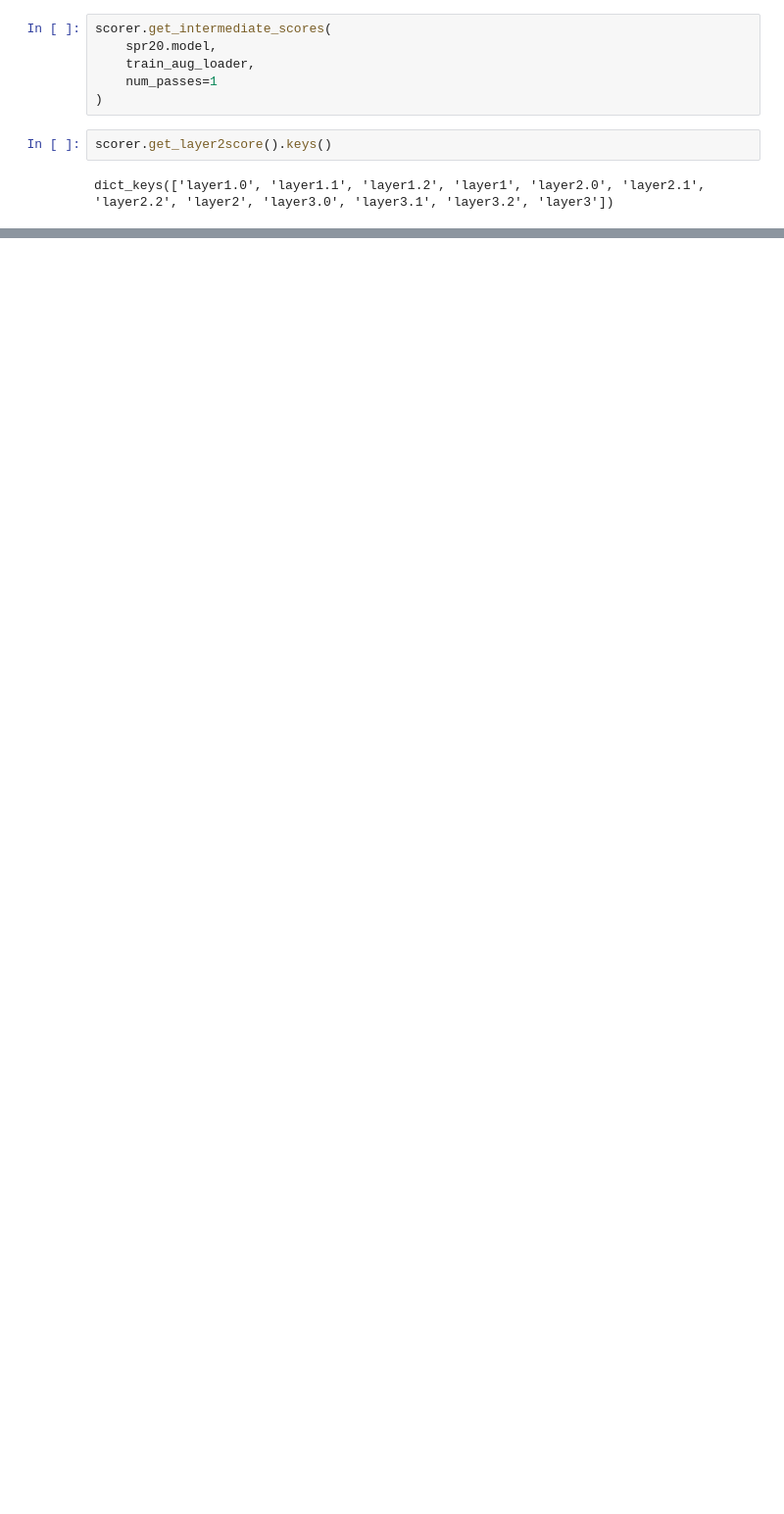
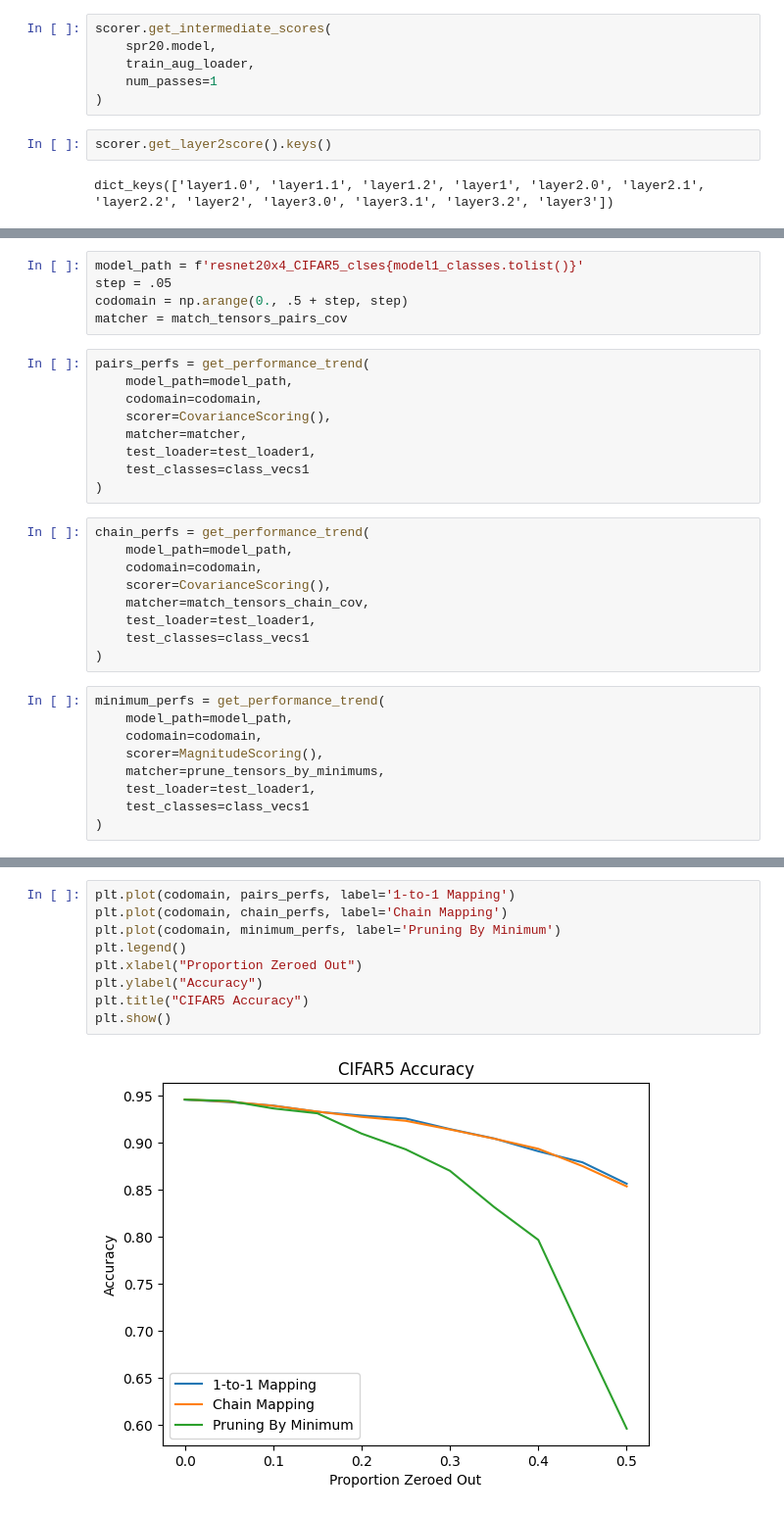
Before and after one commit to gstoica27/REPAIR, a Jupyter notebook: notebooks/evaluation_scripts/PruneUsingFeatures_CLIPModels_SinglePass.ipynb, the cells around one changed output, grey strips where cells are left out. Shown at 98% size. Drawn from its saved outputs; the diff is of its cells as text; blank space fills up the shorter version.

Commit message:
added compression & plotting

```diff
--- a/notebooks/evaluation_scripts/PruneUsingFeatures_CLIPModels_SinglePass.ipynb
+++ b/notebooks/evaluation_scripts/PruneUsingFeatures_CLIPModels_SinglePass.ipynb
@@ -525,0 +644,32 @@ print(evaluate_texthead(spr20.model, test_loader1, class_vecs1, remap_class_idxs
+# %%
+model_path = f'resnet20x4_CIFAR5_clses{model1_classes.tolist()}'
+step = .05
+codomain = np.arange(0., .5 + step, step)
+matcher = match_tensors_pairs_cov
+# %%
+pairs_perfs = get_performance_trend(
+    model_path=model_path,
+    codomain=codomain,
+    scorer=CovarianceScoring(),
+    matcher=matcher,
+    test_loader=test_loader1,
+    test_classes=class_vecs1
+)
+# %%
+chain_perfs = get_performance_trend(
+    model_path=model_path,
+    codomain=codomain,
+    scorer=CovarianceScoring(),
+    matcher=match_tensors_chain_cov,
+    test_loader=test_loader1,
+    test_classes=class_vecs1
+)
+# %%
+minimum_perfs = get_performance_trend(
+    model_path=model_path,
+    codomain=codomain,
+    scorer=MagnitudeScoring(),
+    matcher=prune_tensors_by_minimums,
+    test_loader=test_loader1,
+    test_classes=class_vecs1
+)
@@ -525,0 +684,11 @@ print(evaluate_texthead(spr20.model, test_loader1, class_vecs1, remap_class_idxs
+# %%
+plt.plot(codomain, pairs_perfs, label='1-to-1 Mapping')
+plt.plot(codomain, chain_perfs, label='Chain Mapping')
+plt.plot(codomain, minimum_perfs, label='Pruning By Minimum')
+plt.legend()
+plt.xlabel("Proportion Zeroed Out")
+plt.ylabel("Accuracy")
+plt.title("CIFAR5 Accuracy")
+plt.show()
+# %% [output]
+[figure, added]
```
Also changed, not shown: parts of 17 cells of this notebook.
